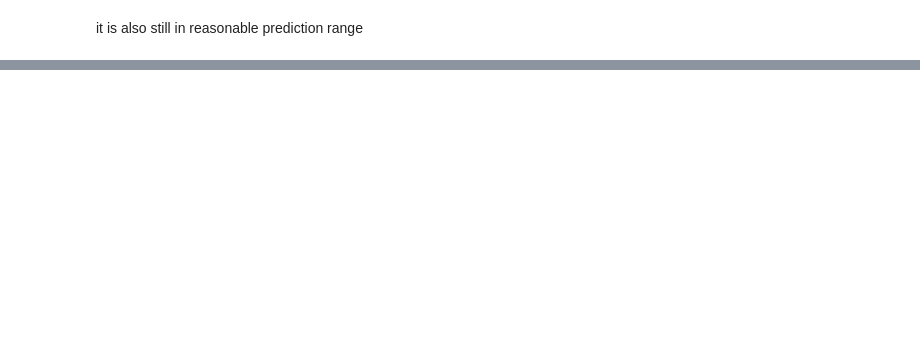
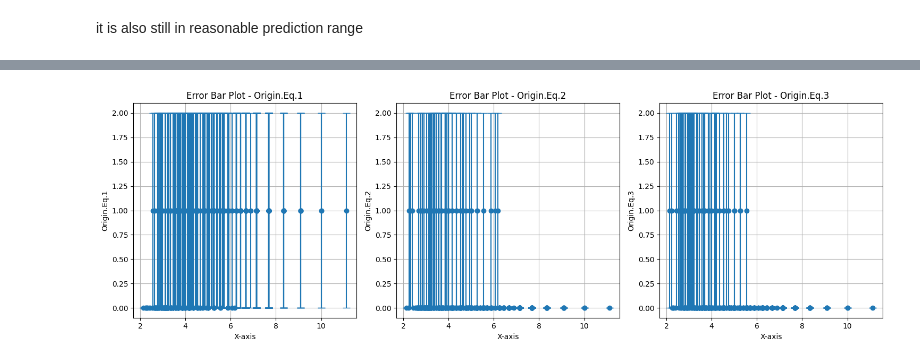
Before and after one commit to KatieRJ/BigDataProject, a Jupyter notebook: lineral_regression_assingment.ipynb, the cells around one changed output, grey strips where cells are left out. Saved outputs shown, nothing was run; the diff lists cells and outputs as text; code cells hidden in the pictures; blank space fills up the shorter version.

Commit message:
extra error plot bar

```diff
--- a/lineral_regression_assingment.ipynb
+++ b/lineral_regression_assingment.ipynb
@@ -205,2 +140,23 @@ Predicted Consumption for Cars 1: 7.194180517805451
 # %% [markdown]
 it is also still in reasonable prediction range
+# %%
+# Extract x-values
+x = df['GallonsPer100Miles']
+
+# Iterate through columns and create error bar plots
+columns_of_interest = ['Seconds0to60', 'Year70To81', 'Origin']
+num_columns = len(columns_of_interest)
+fig, axs = plt.subplots(1, num_columns, figsize=(15, 5))  # Adjust the size of subplots as needed
+
+for i, column in enumerate(columns_of_interest):
+    y = df[column]
+    errors = df[column]  # Replace this with your specific error values for each column
+
+    axs[i].errorbar(x, y, yerr=errors, fmt='o', capsize=5)
+    axs[i].set_xlabel('X-axis')
+    axs[i].set_ylabel(column)
+    axs[i].set_title(f'Error Bar Plot - {column}')
+    axs[i].grid(True)
+
+plt.tight_layout()  # Adjust the layout for better appearance
+plt.show()
@@ -206,0 +165,23 @@ it is also still in reasonable prediction range
+# %%
+# Extract x-values
+x = df['GallonsPer100Miles']
+
+# Iterate through columns and create error bar plots
+columns_of_interest = ['Origin.Eq.1', 'Origin.Eq.2', 'Origin.Eq.3']
+num_columns = len(columns_of_interest)
+fig, axs = plt.subplots(1, num_columns, figsize=(15, 5))  # Adjust the size of subplots as needed
+
+for i, column in enumerate(columns_of_interest):
+    y = df[column]
+    errors = df[column]  # Replace this with your specific error values for each column
+
+    axs[i].errorbar(x, y, yerr=errors, fmt='o', capsize=5)
+    axs[i].set_xlabel('X-axis')
+    axs[i].set_ylabel(column)
+    axs[i].set_title(f'Error Bar Plot - {column}')
+    axs[i].grid(True)
+
+plt.tight_layout()  # Adjust the layout for better appearance
+plt.show()
+# %% [output]
+[figure, added]
```
Also changed, not shown: parts of 11 cells of this notebook, 1 other file.
